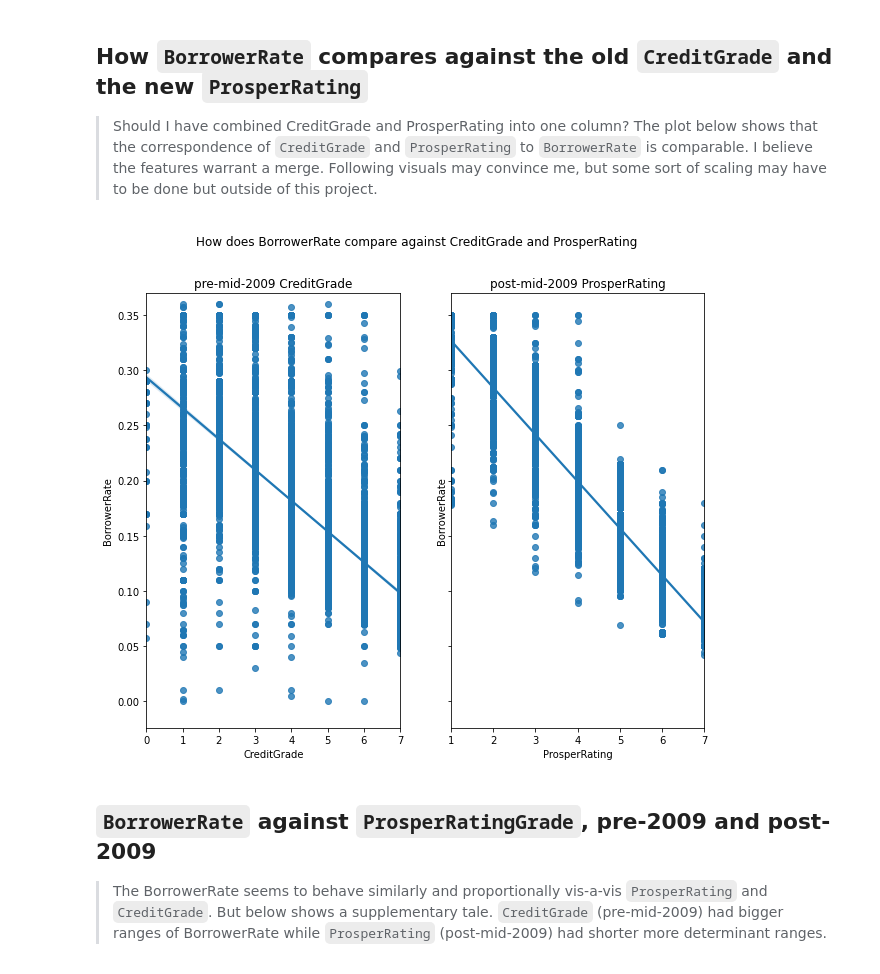
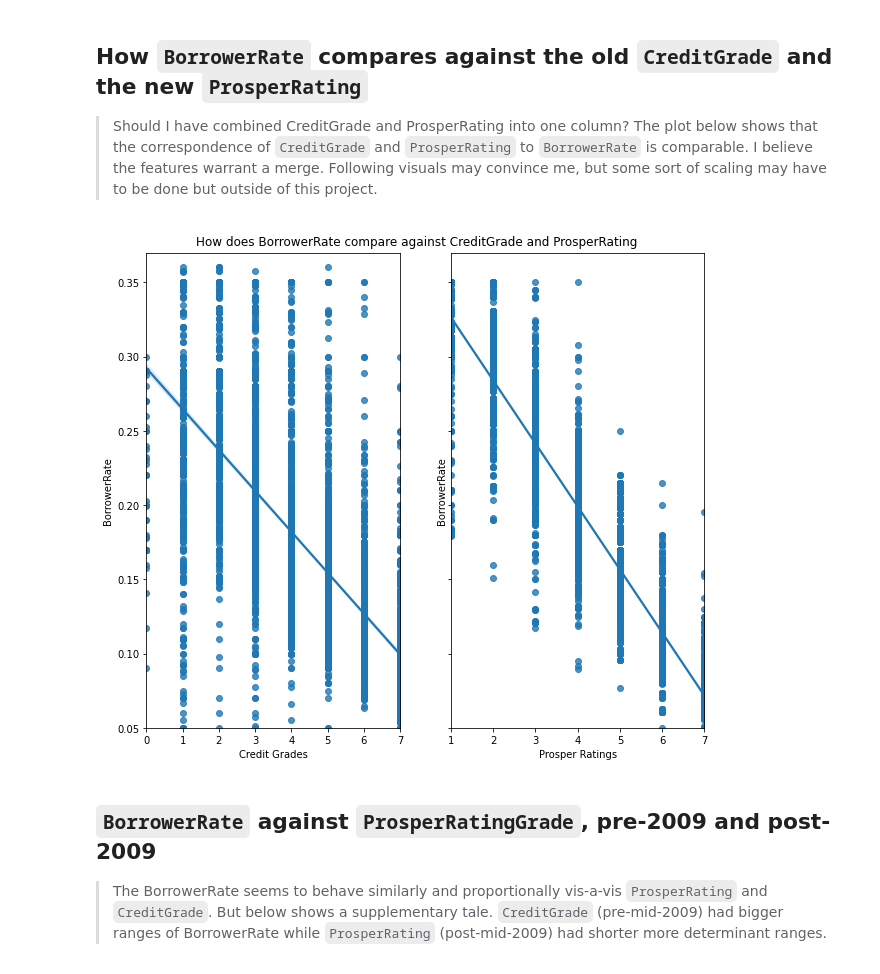
Before and after one commit to alf808/preposterous-octopus, a Jupyter notebook: explanatory_loan_data_slide_deck.ipynb, the cells around one changed output. Cells and saved outputs as stored; diff of their text form; code cells hidden in the pictures.

Commit message:
updated some visualizations

```diff
--- a/explanatory_loan_data_slide_deck.ipynb
+++ b/explanatory_loan_data_slide_deck.ipynb
@@ -210,14 +209,15 @@ plt.title('ProsperScore against ProsperRating');
 # %%
 fig, (ax1, ax2) = plt.subplots(ncols=2, sharey=True, figsize=(10,8))
 sb.regplot(x='CreditGrade', y='BorrowerRate', ax=ax1, data=df.sample(frac=.25))
 sb.regplot(x='ProsperRating', y='BorrowerRate', ax=ax2, data=df.sample(frac=.25))
-ax1.set_title('pre-mid-2009 CreditGrade')
-ax1.set_ylim(top=.37)
-ax2.set_title('post-mid-2009 ProsperRating')
-ax2.set_ylim(top=.37)
+ax1.set_xlabel('Credit Grades')
+ax1.set_ylim(top=.37, bottom=.05)
+ax2.set_xlabel('Prosper Ratings')
+ax2.set_ylim(top=.37, bottom=.05)
+plt.subplots_adjust(top=.95)
 fig.suptitle('How does BorrowerRate compare against CreditGrade and ProsperRating');
 # %% [output]
-[figure, old version]
+[figure, new version]
 # %% [markdown]
 ## **`BorrowerRate`** against **`ProsperRatingGrade`**, pre-2009 and post-2009
 
```
Also changed, not shown: parts of 6 cells of this notebook.
